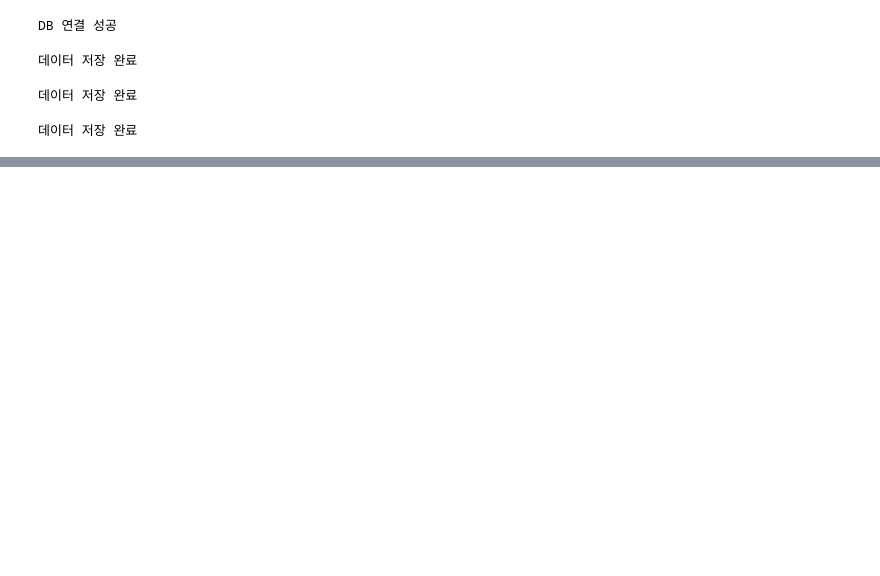
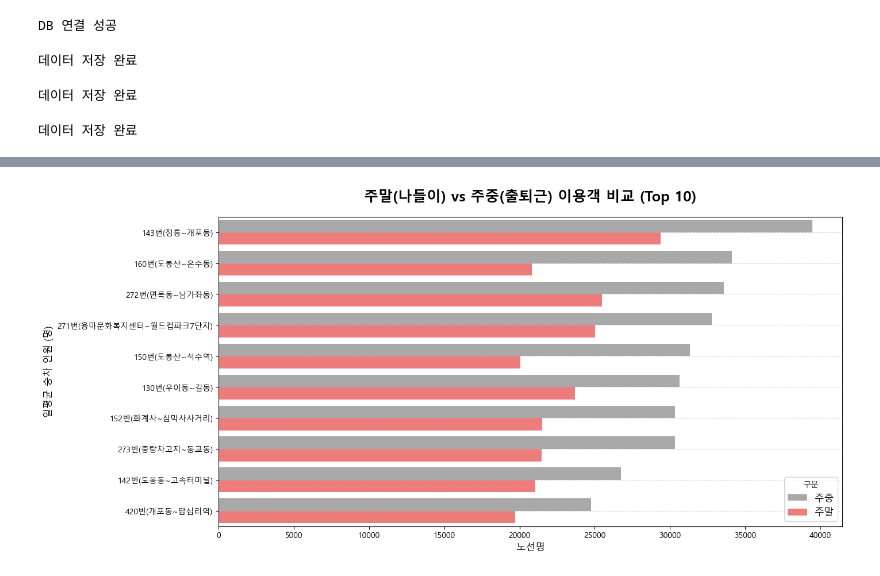
Before and after one commit to joeunjiii/bus-data-pipeline, a Jupyter notebook: convert.ipynb, the cells around one changed output, grey strips where cells are left out. Cells and saved outputs as stored; diff of their text form; code cells hidden in the pictures; blank space fills up the shorter version.

```diff
--- a/convert.ipynb
+++ b/convert.ipynb
@@ -538,0 +643,31 @@ display(result)
+# %%
+import matplotlib.pyplot as plt
+import seaborn as sns
+
+
+from matplotlib import rc
+rc('font', family='Malgun Gothic')
+plt.rcParams['axes.unicode_minus'] = False
+
+
+plt.figure(figsize=(14, 7))
+
+
+sns.barplot(
+    y='route_name',
+    x='avg_passengers',
+    hue='day_type',
+    data=df_weekend,
+    palette={'주중': '#A9A9A9', '주말': '#FF6B6B'}
+)
+
+
+plt.title('주말(나들이) vs 주중(출퇴근) 이용객 비교 (Top 10)', fontsize=18, fontweight='bold', pad=20)
+plt.xlabel('노선명', fontsize=12)
+plt.ylabel('일평균 승차 인원 (명)', fontsize=12)
+plt.legend(title='구분', fontsize=12)
+plt.grid(axis='y', linestyle='--', alpha=0.5)
+
+plt.show()
+# %% [output]
+[figure, added]
```
Also changed, not shown: parts of 17 cells of this notebook, 2 other files.
